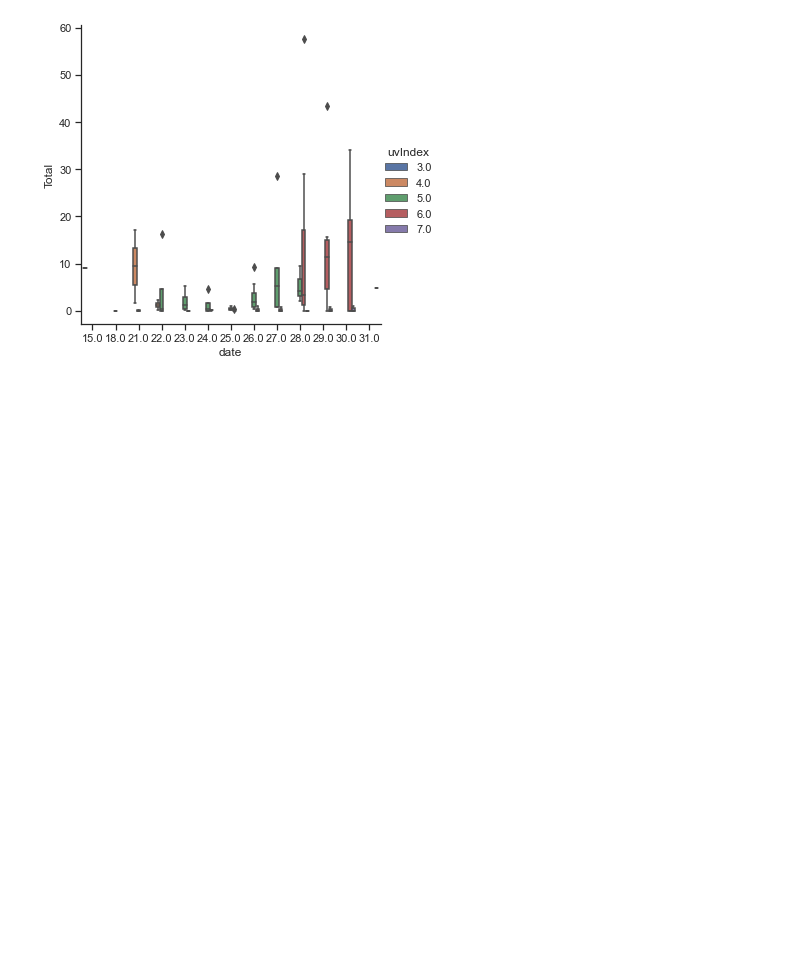
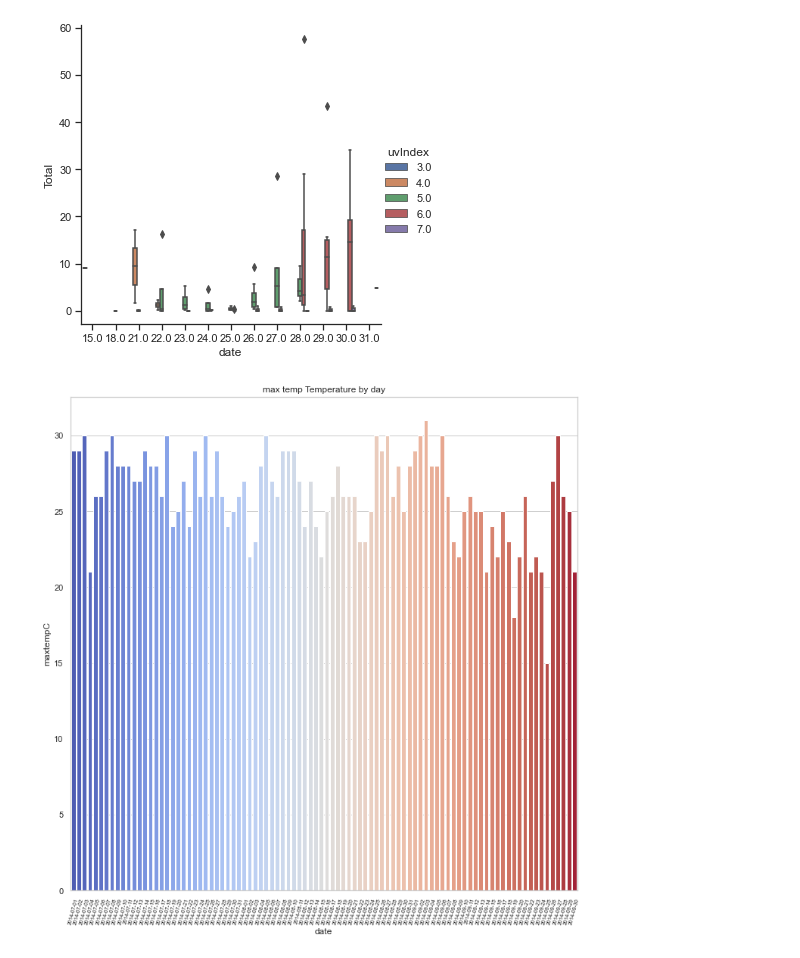
Before and after one commit to P219-C/G5_project-1_UWADA, a Jupyter notebook: Plots.ipynb, the cells around one changed output. Saved outputs shown, nothing was run; the diff lists cells and outputs as text; code cells hidden in the pictures; blank space fills up the shorter version.

```diff
--- a/Plots.ipynb
+++ b/Plots.ipynb
@@ -88,3 +106,11 @@ with sns.axes_style(style='ticks'):
     plt.show()
 # %% [output]
 [figure]
+# %%
+#create bar plot for average temps by month
+plt.title('max temp Temperature by day')
+ax=sns.barplot(x='date', y='maxtempC', data=weather_rides_df, palette='coolwarm')
+ax.set_xticklabels(ax.get_xticklabels(),rotation = 75, fontsize=7)
+plt.show()
+# %% [output]
+[figure, added]
```
Also changed, not shown: parts of 8 cells of this notebook, 4 other files.
